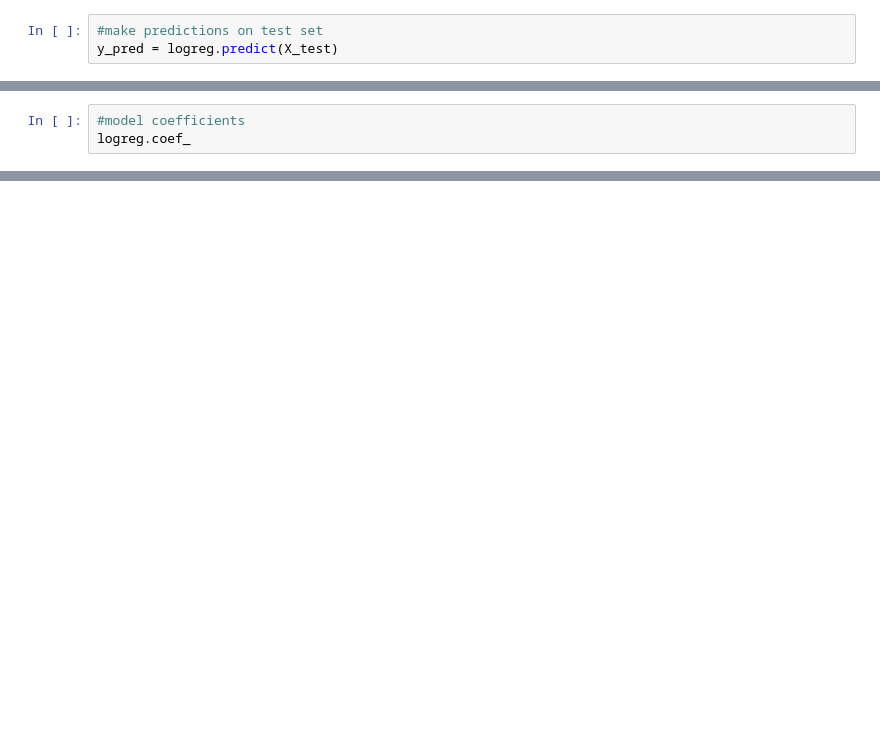
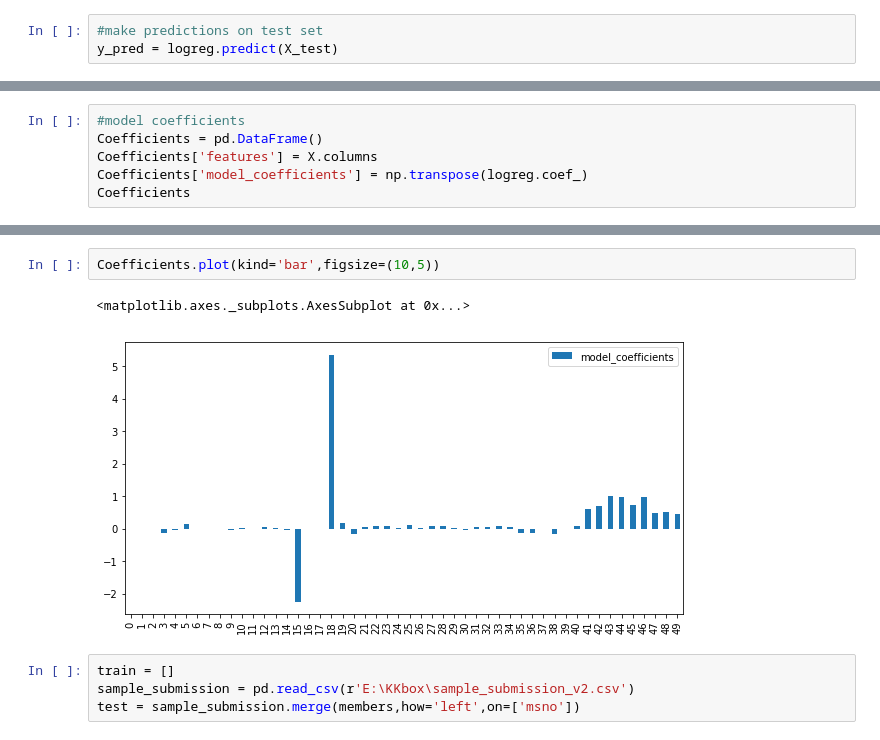
Before and after one commit to liconver/Predicting-Customer-Churn-for-a-Music-Streaming-App, a Jupyter notebook: logistic regression churn prediction.ipynb, the cells around one changed output, grey strips where cells are left out. Cells and saved outputs as stored; diff of their text form; blank space fills up the shorter version.

```diff
--- a/logistic regression churn prediction.ipynb
+++ b/logistic regression churn prediction.ipynb
@@ -151,4 +180,7 @@ log_loss(y_test,y_pred_prob)
 # %%
 #model coefficients
-logreg.coef_
+Coefficients = pd.DataFrame()
+Coefficients['features'] = X.columns
+Coefficients['model_coefficients'] = np.transpose(logreg.coef_)
+Coefficients
 # %% [output]
@@ -167,0 +204,9 @@ array([[-8.99947652e-03,  1.84103775e-03,  2.32805244e-03,
+# %%
+Coefficients.plot(kind='bar',figsize=(10,5))
+# %% [output]
+<matplotlib.axes._subplots.AxesSubplot at 0x...>
+[figure, added]
+# %%
+train = []
+sample_submission = pd.read_csv(r'E:\KKbox\sample_submission_v2.csv')
+test = sample_submission.merge(members,how='left',on=['msno'])
```
Also changed, not shown: parts of 33 cells of this notebook.
